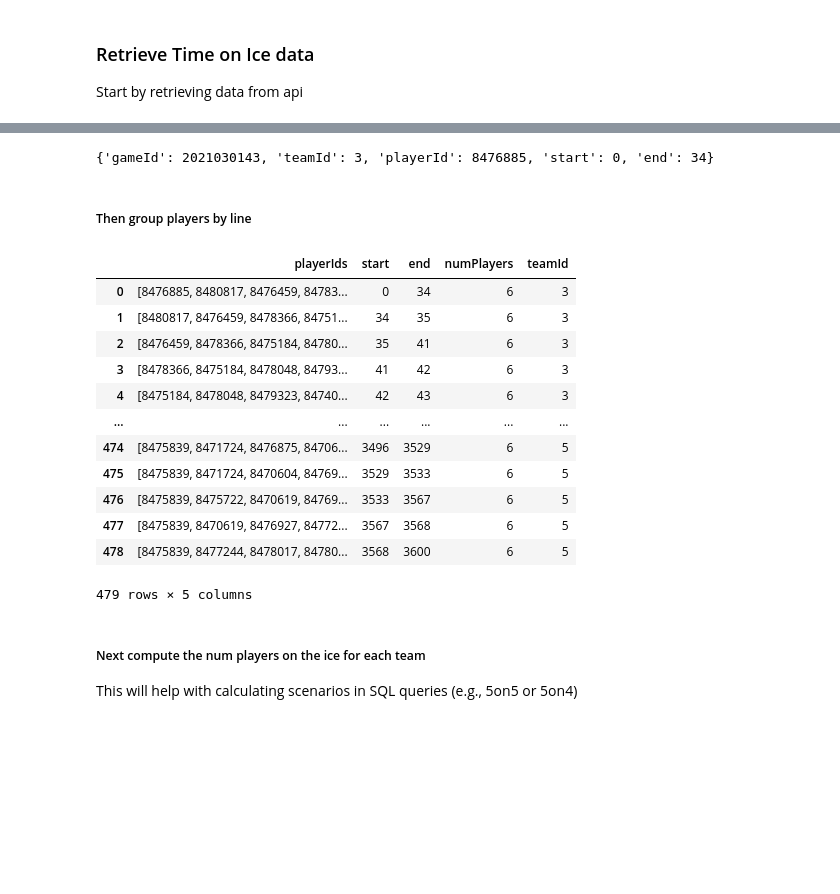
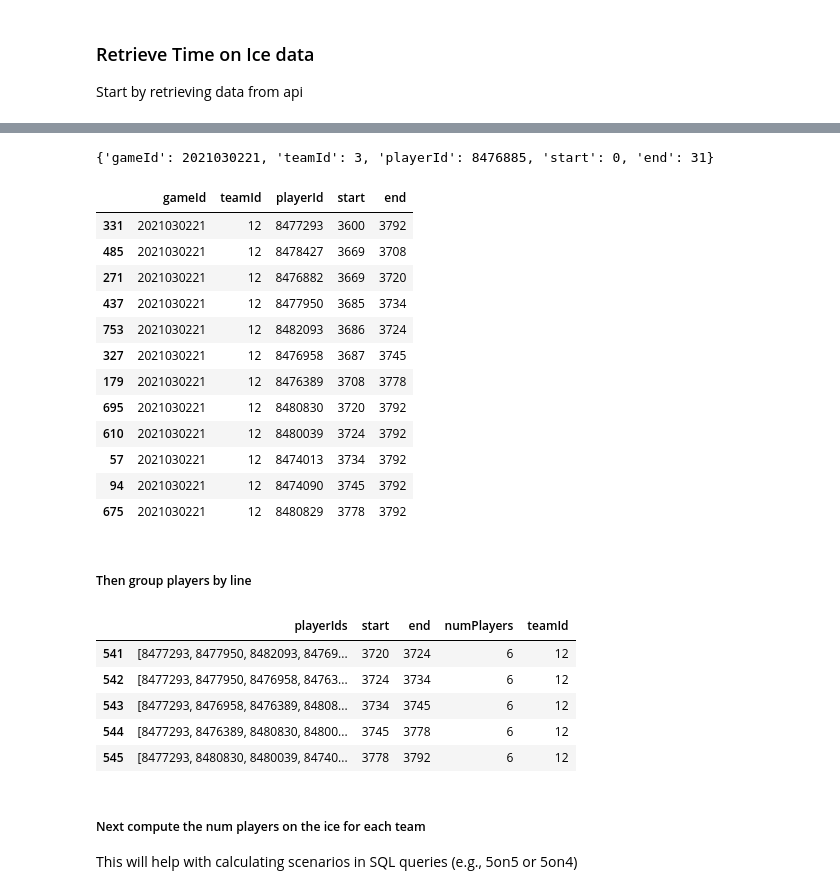
Before and after one commit to shawzy2/nhl_dashboard, a Jupyter notebook: notebook/scrape/events_miner.ipynb, the cells around one changed output, grey strips where cells are left out. Saved outputs shown, nothing was run; the diff lists cells and outputs as text; code cells hidden in the pictures; blank space fills up the shorter version.

Commit message:
fix backend bug to get last shift of game, add frontend support for ot games in gameflow graphic

```diff
--- a/notebook/scrape/events_miner.ipynb
+++ b/notebook/scrape/events_miner.ipynb
@@ -22,7 +22,7 @@ for g in d['dates'][0]['games']:
     print(g['gamePk'])
 
 # set gameId to the rangers game for now
-gameId = 2021030143
+gameId = 2021030221
 gameId
 # %% [output]
 2021030113
@@ -273,7 +282,23 @@ df_shifts.head(10)
 shifts = df_shifts.to_dict(orient='records')
 shifts[0]
 # %% [output]
-{'gameId': 2021030143, 'teamId': 3, 'playerId': 8476885, 'start': 0, 'end': 34}
+{'gameId': 2021030221, 'teamId': 3, 'playerId': 8476885, 'start': 0, 'end': 31}
+# %%
+df_shifts.tail(12)
+# %% [output]
+|  | gameId | teamId | playerId | start | end |
+| 331 | 2021030221 | 12 | 8477293 | 3600 | 3792 |
+| 485 | 2021030221 | 12 | 8478427 | 3669 | 3708 |
+| 271 | 2021030221 | 12 | 8476882 | 3669 | 3720 |
+| 437 | 2021030221 | 12 | 8477950 | 3685 | 3734 |
+| 753 | 2021030221 | 12 | 8482093 | 3686 | 3724 |
+| 327 | 2021030221 | 12 | 8476958 | 3687 | 3745 |
+| 179 | 2021030221 | 12 | 8476389 | 3708 | 3778 |
+| 695 | 2021030221 | 12 | 8480830 | 3720 | 3792 |
+| 610 | 2021030221 | 12 | 8480039 | 3724 | 3792 |
+| 57 | 2021030221 | 12 | 8474013 | 3734 | 3792 |
+| 94 | 2021030221 | 12 | 8474090 | 3745 | 3792 |
+| 675 | 2021030221 | 12 | 8480829 | 3778 | 3792 |
 # %% [markdown]
 ##### Then group players by line
 # %%
@@ -298,14 +323,16 @@ start_time = shifts[0]['start']
 line_list = []
 line_shifts = []
 i = 0
+more_shifts = True
 
-while i < len(shifts)-1: #and shifts[i]['teamId'] == 6:
+while more_shifts and i < len(shifts): #and shifts[i]['teamId'] == 6:
     # add players starting shift
     while start_time == shifts[i]['start']:
         line_list.append(shifts[i])
         i += 1
         if i == len(shifts):
             i -= 1 # at the end of shifts data for this game
+            more_shifts = False
             break
 
     # figure out the time when the next player is getting on/off the ice
@@ -326,21 +353,15 @@ while i < len(shifts)-1: #and shifts[i]['teamId'] == 6:
     # update start_time with time that new player(s) are getting on the ice
     start_time = end_time
 # %%
-pd.DataFrame(line_shifts)
+df_tmp = pd.DataFrame(line_shifts)
+df_tmp[df_tmp['teamId']==12].tail()
 # %% [output]
 |  | playerIds | start | end | numPlayers | teamId |
-| 0 | [8476885, 8480817, 8476459, 84783... | 0 | 34 | 6 | 3 |
-| 1 | [8480817, 8476459, 8478366, 84751... | 34 | 35 | 6 | 3 |
-| 2 | [8476459, 8478366, 8475184, 84780... | 35 | 41 | 6 | 3 |
-| 3 | [8478366, 8475184, 8478048, 84793... | 41 | 42 | 6 | 3 |
-| 4 | [8475184, 8478048, 8479323, 84740... | 42 | 43 | 6 | 3 |
-| ... | ... | ... | ... | ... | ... |
-| 474 | [8475839, 8471724, 8476875, 84706... | 3496 | 3529 | 6 | 5 |
-| 475 | [8475839, 8471724, 8470604, 84769... | 3529 | 3533 | 6 | 5 |
-| 476 | [8475839, 8475722, 8470619, 84769... | 3533 | 3567 | 6 | 5 |
-| 477 | [8475839, 8470619, 8476927, 84772... | 3567 | 3568 | 6 | 5 |
-| 478 | [8475839, 8477244, 8478017, 84780... | 3568 | 3600 | 6 | 5 |
+| 541 | [8477293, 8477950, 8482093, 84769... | 3720 | 3724 | 6 | 12 |
+| 542 | [8477293, 8477950, 8476958, 84763... | 3724 | 3734 | 6 | 12 |
+| 543 | [8477293, 8476958, 8476389, 84808... | 3734 | 3745 | 6 | 12 |
+| 544 | [8477293, 8476389, 8480830, 84800... | 3745 | 3778 | 6 | 12 |
+| 545 | [8477293, 8480830, 8480039, 84740... | 3778 | 3792 | 6 | 12 |
-479 rows × 5 columns
 # %% [markdown]
 ##### Next compute the num players on the ice for each team
 
```
Also changed, not shown: parts of 34 cells of this notebook, 11 other files.
